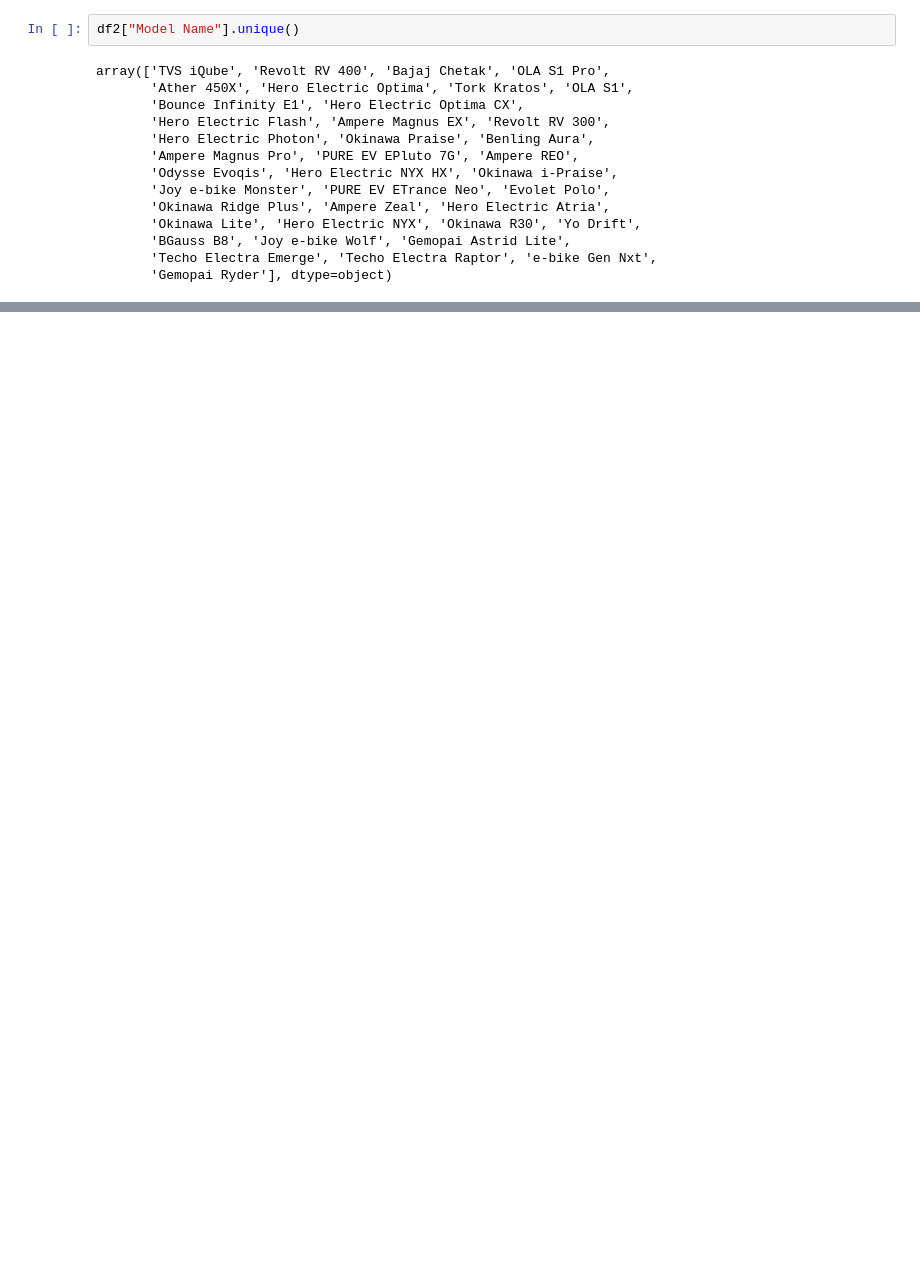
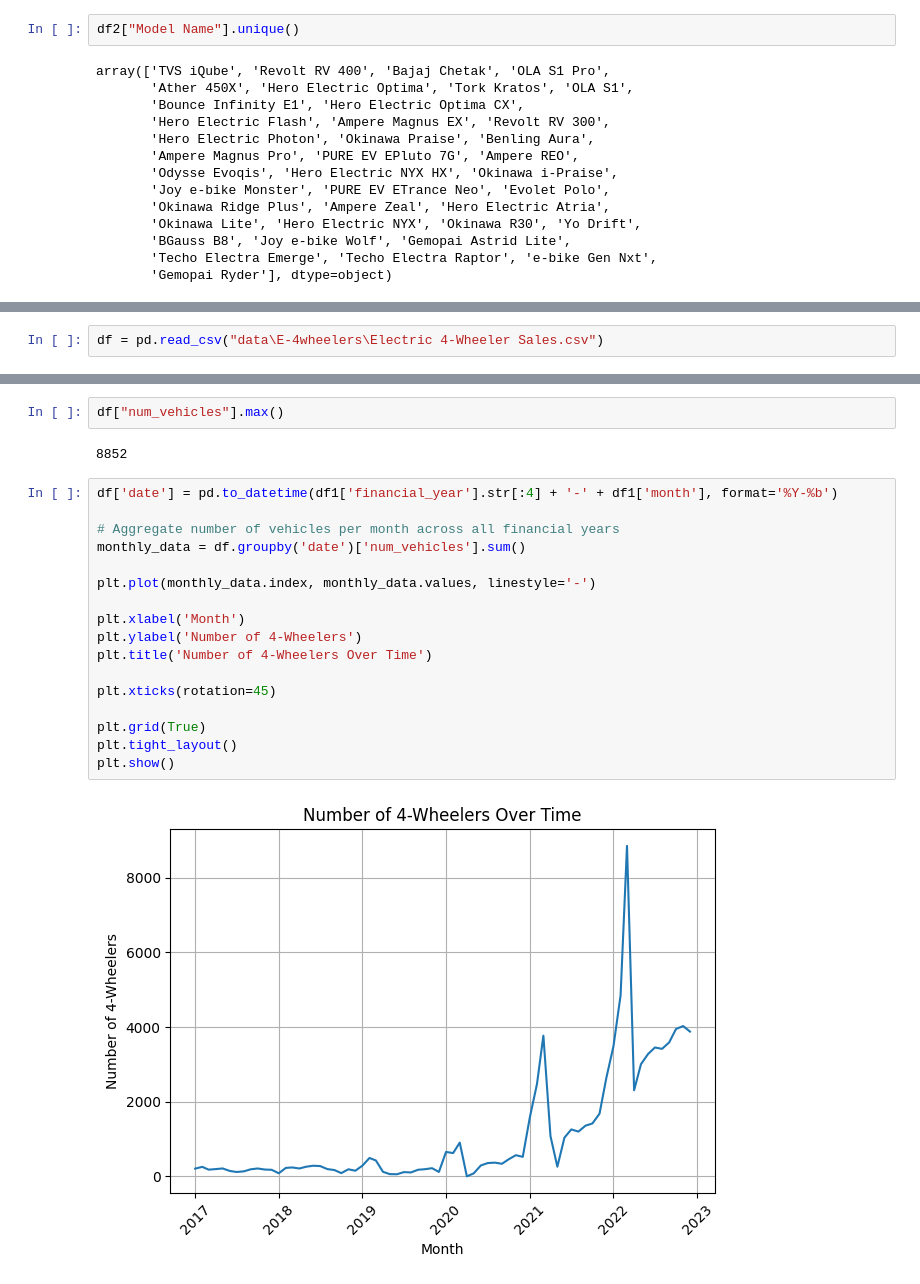
Before and after one commit to Hemant-Dua/EV-Market-Segmentation, a Jupyter notebook: main.ipynb, the cells around one changed output, grey strips where cells are left out. Cells and saved outputs as stored; diff of their text form; blank space fills up the shorter version.

```diff
--- a/main.ipynb
+++ b/main.ipynb
@@ -149,0 +198,2 @@ array(['TVS iQube', 'Revolt RV 400', 'Bajaj Chetak', 'OLA S1 Pro',
+# %%
+df = pd.read_csv("data\E-4wheelers\Electric 4-Wheeler Sales.csv")
@@ -149,0 +209,23 @@ array(['TVS iQube', 'Revolt RV 400', 'Bajaj Chetak', 'OLA S1 Pro',
+# %%
+df["num_vehicles"].max()
+# %% [output]
+8852
+# %%
+df['date'] = pd.to_datetime(df1['financial_year'].str[:4] + '-' + df1['month'], format='%Y-%b')
+
+# Aggregate number of vehicles per month across all financial years
+monthly_data = df.groupby('date')['num_vehicles'].sum()
+
+plt.plot(monthly_data.index, monthly_data.values, linestyle='-')
+
+plt.xlabel('Month')
+plt.ylabel('Number of 4-Wheelers')
+plt.title('Number of 4-Wheelers Over Time')
+
+plt.xticks(rotation=45)
+
+plt.grid(True)
+plt.tight_layout()
+plt.show()
+# %% [output]
+[figure, added]
```
Also changed, not shown: parts of 10 cells of this notebook, 1 other file.
